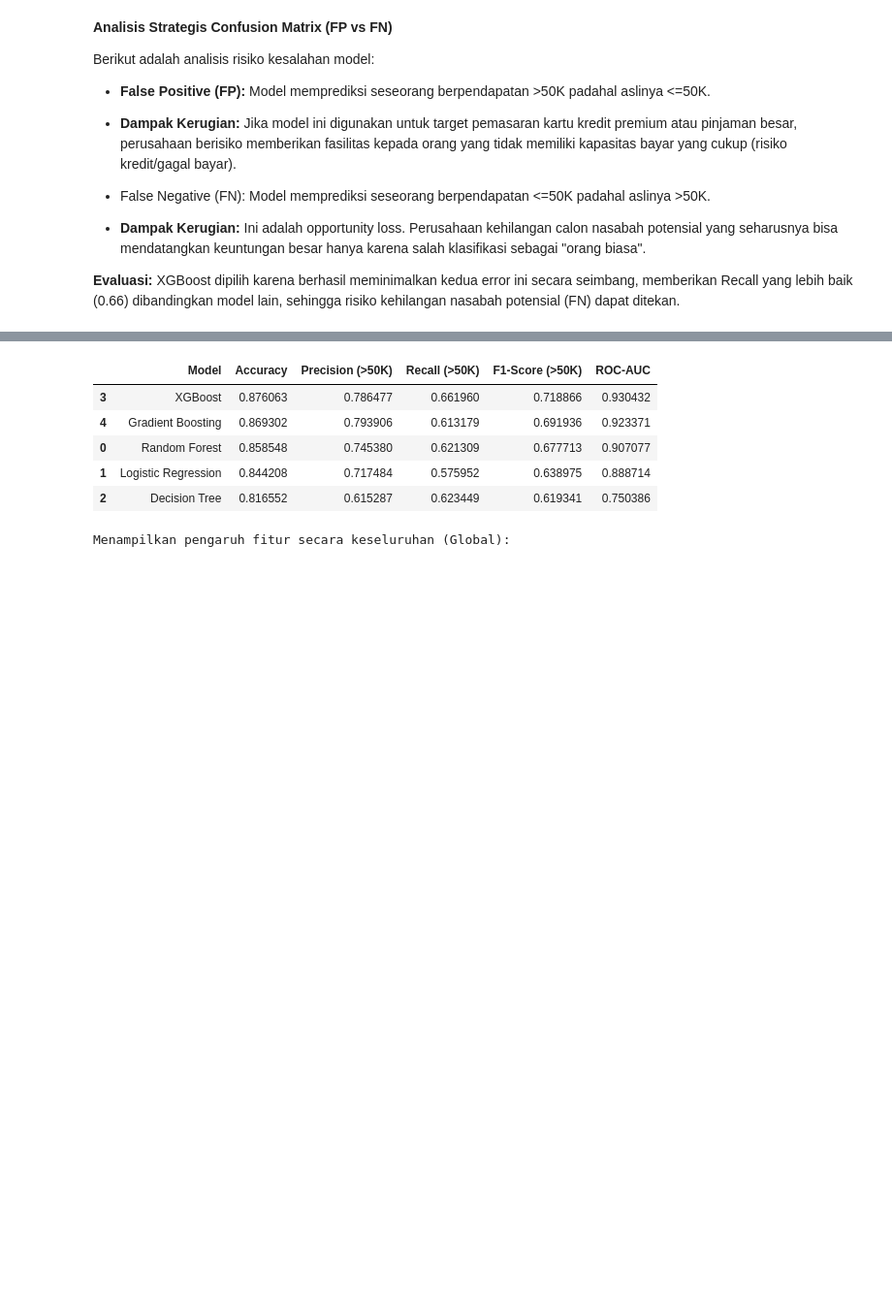
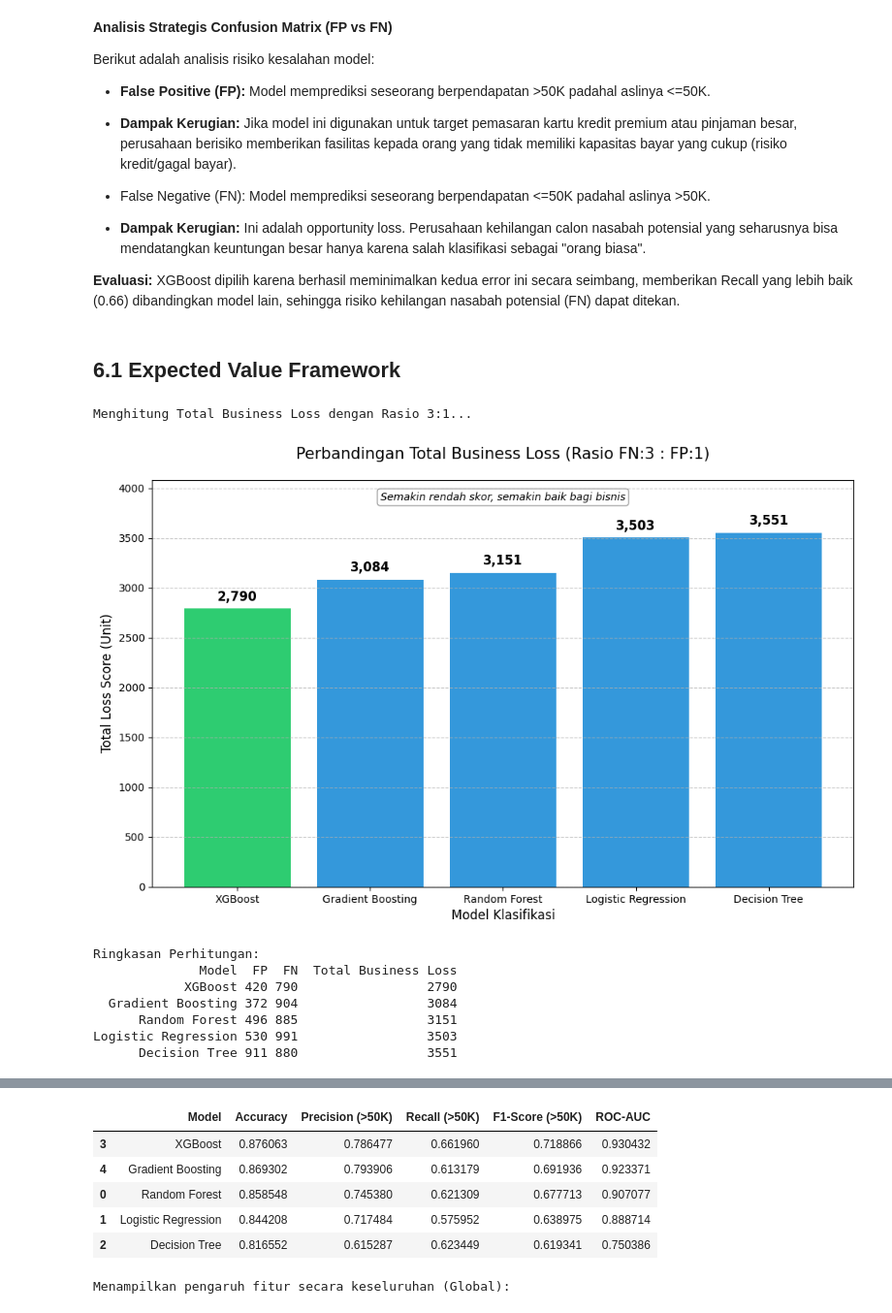
Before and after one commit to leolabs-id/income-prediction-app, a Jupyter notebook: Census_Income_Analysis_and_Modeling.ipynb, the cells around one changed output, grey strips where cells are left out. Shown at 97% size. Drawn from its saved outputs; the diff is of its cells as text; code cells hidden in the pictures; blank space fills up the shorter version.

```diff
--- a/Census_Income_Analysis_and_Modeling.ipynb
+++ b/Census_Income_Analysis_and_Modeling.ipynb
@@ -1364,3 +1380,80 @@ Berikut adalah analisis risiko kesalahan model:
 * **Dampak Kerugian:** Ini adalah opportunity loss. Perusahaan kehilangan calon nasabah potensial yang seharusnya bisa mendatangkan keuntungan besar hanya karena salah klasifikasi sebagai "orang biasa".
 
 **Evaluasi:** XGBoost dipilih karena berhasil meminimalkan kedua error ini secara seimbang, memberikan Recall yang lebih baik (0.66) dibandingkan model lain, sehingga risiko kehilangan nasabah potensial (FN) dapat ditekan.
+# %% [markdown]
+## **6.1 Expected Value Framework**
+# %%
+import matplotlib.pyplot as plt
+import pandas as pd
+from sklearn.metrics import confusion_matrix
+
+# 1. Definisi Bobot Kerugian (Expected Value Framework)
+cost_fp = 1
+cost_fn = 3
+
+# 2. List untuk menampung hasil perhitungan
+business_loss_results = []
+
+print("Menghitung Total Business Loss dengan Rasio 3:1...")
+
+# 3. Loop melalui model yang sudah dilatih (menggunakan dictionary 'models' Anda)
+for name, model in models.items():
+    # Mendapatkan prediksi
+    y_pred = model.predict(X_test)
+
+    # Ekstraksi nilai dari confusion matrix
+    # tn: True Negative, fp: False Positive, fn: False Negative, tp: True Positive
+    tn, fp, fn, tp = confusion_matrix(y_test, y_pred).ravel()
+
+    # Hitung Total Business Loss berdasarkan rumus Expected Value
+    # Loss = (FP * Cost_FP) + (FN * Cost_FN)
+    total_loss = (fp * cost_fp) + (fn * cost_fn)
+
+    business_loss_results.append({
+        "Model": name,
+        "FP": fp,
+        "FN": fn,
+        "Total Business Loss": total_loss
+    })
+
+# 4. Konversi ke DataFrame agar mudah divisualisasikan
+df_loss = pd.DataFrame(business_loss_results).sort_values(by="Total Business Loss")
+
+# 5. Visualisasi menggunakan Bar Chart
+plt.figure(figsize=(12, 7))
+bars = plt.bar(df_loss["Model"], df_loss["Total Business Loss"],
+               color=['#2ecc71' if x == df_loss["Total Business Loss"].min() else '#3498db' for x in df_loss["Total Business Loss"]])
+
+# Menambahkan angka di atas bar (Total Loss)
+for bar in bars:
+    yval = bar.get_height()
+    plt.text(bar.get_x() + bar.get_width()/2, yval + 50, f'{int(yval):,}',
+             ha='center', va='bottom', fontweight='bold', fontsize=12)
+
+# Label dan Judul
+plt.title(f'Perbandingan Total Business Loss (Rasio FN:{cost_fn} : FP:{cost_fp})', fontsize=15, pad=20)
+plt.ylabel('Total Loss Score (Unit)', fontsize=12)
+plt.xlabel('Model Klasifikasi', fontsize=12)
+plt.ylim(0, df_loss["Total Business Loss"].max() * 1.15) # Memberi ruang untuk teks angka
+plt.grid(axis='y', linestyle='--', alpha=0.7)
+
+# Tambahan penjelasan di grafik
+plt.annotate('Semakin rendah skor, semakin baik bagi bisnis',
+             xy=(0.5, 0.95), xycoords='axes fraction', ha='center',
+             fontsize=10, style='italic', bbox=dict(boxstyle="round", fc="white", ec="gray", alpha=0.8))
+
+plt.show()
+
+# Menampilkan tabel hasil untuk kroscek
+print("\nRingkasan Perhitungan:")
+print(df_loss.to_string(index=False))
+# %% [output]
+Menghitung Total Business Loss dengan Rasio 3:1...
+[figure, added]
+Ringkasan Perhitungan:
+              Model  FP  FN  Total Business Loss
+            XGBoost 420 790                 2790
+  Gradient Boosting 372 904                 3084
+      Random Forest 496 885                 3151
+Logistic Regression 530 991                 3503
+      Decision Tree 911 880                 3551
```
Also changed, not shown: parts of 38 cells of this notebook, 1 other file.
